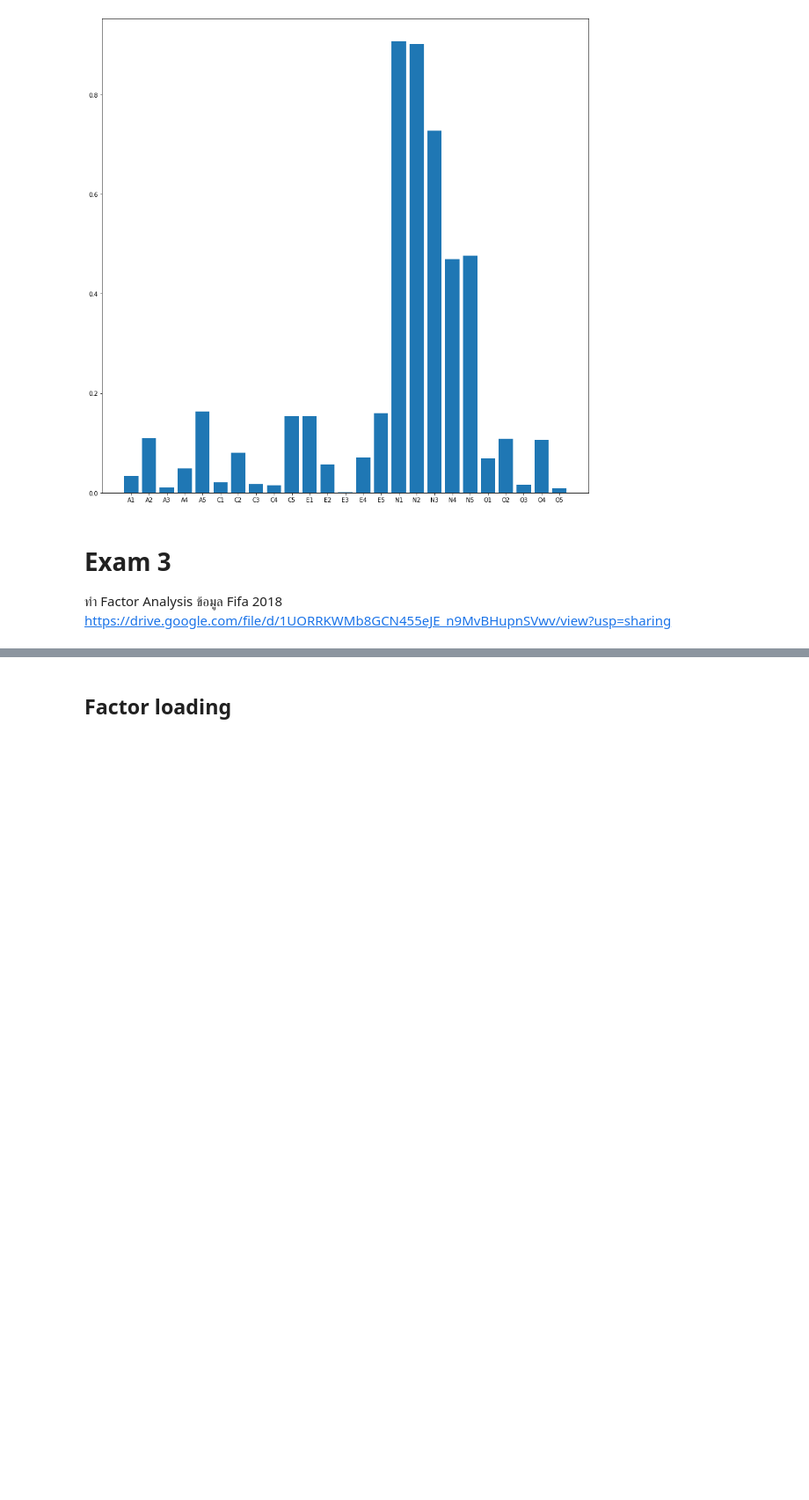
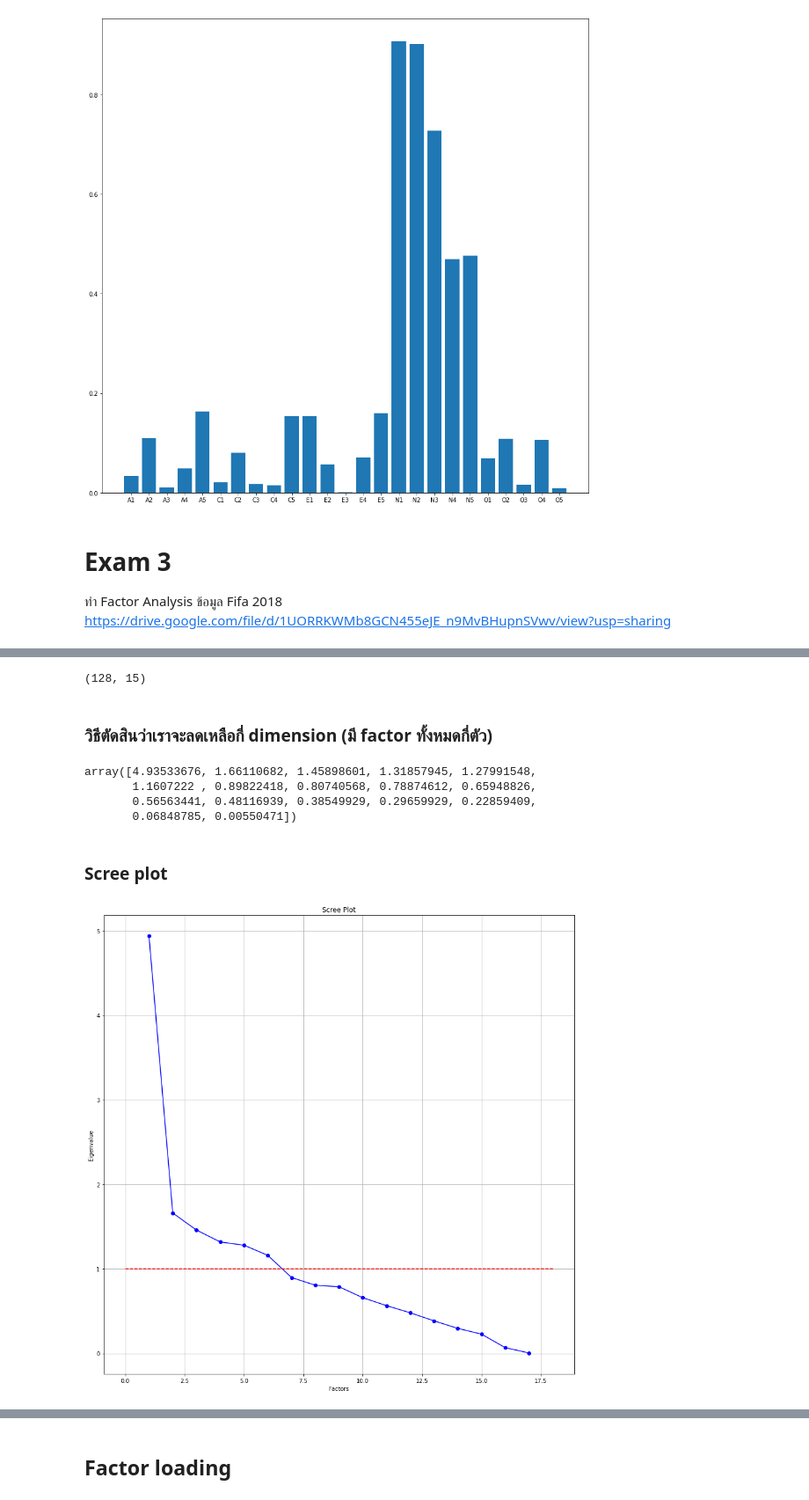
Before and after one commit to kittikhun62/Multivariate, a Jupyter notebook: Chapter_5_Factor_Analysis.ipynb, the cells around one changed output, grey strips where cells are left out. Shown at 88% size. Saved outputs shown, nothing was run; the diff lists cells and outputs as text; code cells hidden in the pictures; blank space fills up the shorter version.

```diff
--- a/Chapter_5_Factor_Analysis.ipynb
+++ b/Chapter_5_Factor_Analysis.ipynb
@@ -222,0 +244,3 @@ https://drive.google.com/file/d/1UORRKWMb8GCN455eJE_n9MvBHupnSVwv/view?usp=shari
+# %%
+ex3_dropped = ex3.iloc[:,3:20]
+ex3_dropped
@@ -222,0 +288,33 @@ https://drive.google.com/file/d/1UORRKWMb8GCN455eJE_n9MvBHupnSVwv/view?usp=shari
+# %%
+# Define
+ex3_fa = FactorAnalyzer(n_factors=15)
+# %%
+# Fit-transfrom
+ex3_data_fa = ex3_fa.fit_transform(ex3_dropped)
+# %%
+ex3_data_fa.shape
+# %% [output]
+(128, 15)
+# %% [markdown]
+### วิธีตัดสินว่าเราจะลดเหลือกี่ dimension (มี factor ทั้งหมดกี่ตัว)
+# %%
+ev,v = ex3_fa.get_eigenvalues()
+ev
+# %% [output]
+array([4.93533676, 1.66110682, 1.45898601, 1.31857945, 1.27991548,
+       1.1607222 , 0.89822418, 0.80740568, 0.78874612, 0.65948826,
+       0.56563441, 0.48116939, 0.38549929, 0.29659929, 0.22859409,
+       0.06848785, 0.00550471])
+# %% [markdown]
+### Scree plot
+# %%
+# Create scree plot using matplotlib
+plt.plot(range(1,ex3_dropped.shape[1]+1),ev,'bo-')
+plt.plot([0,ex3_dropped.shape[1]+1],[1,1],'r--')
+plt.title('Scree Plot')
+plt.xlabel('Factors')
+plt.ylabel('Eigenvalue')
+plt.grid()
+plt.show()
+# %% [output]
+[figure, added]
```
Also changed, not shown: parts of 20 cells of this notebook.
